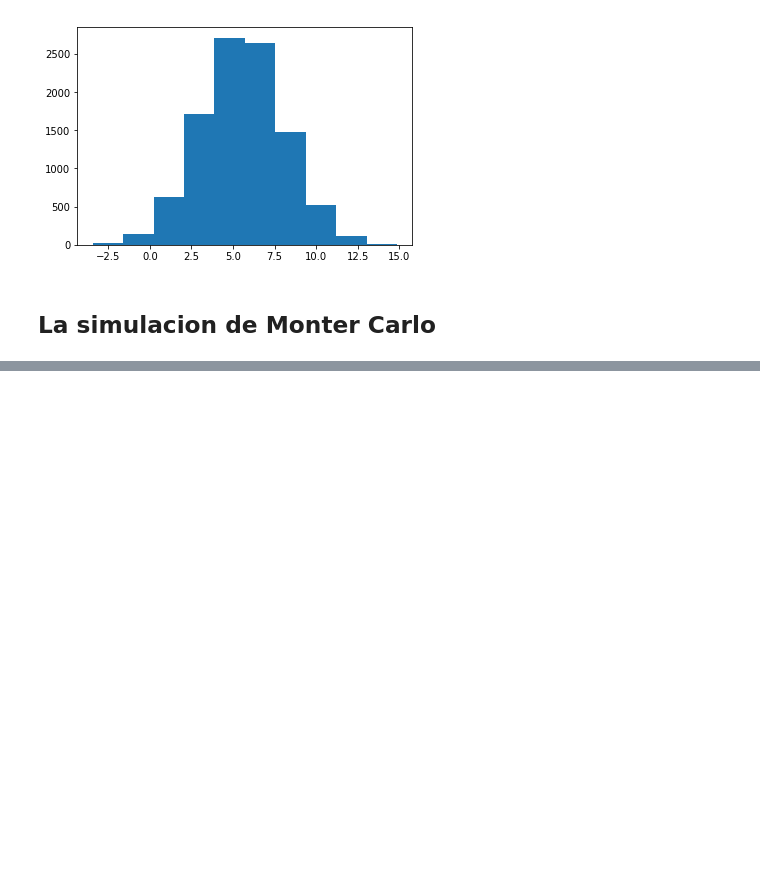
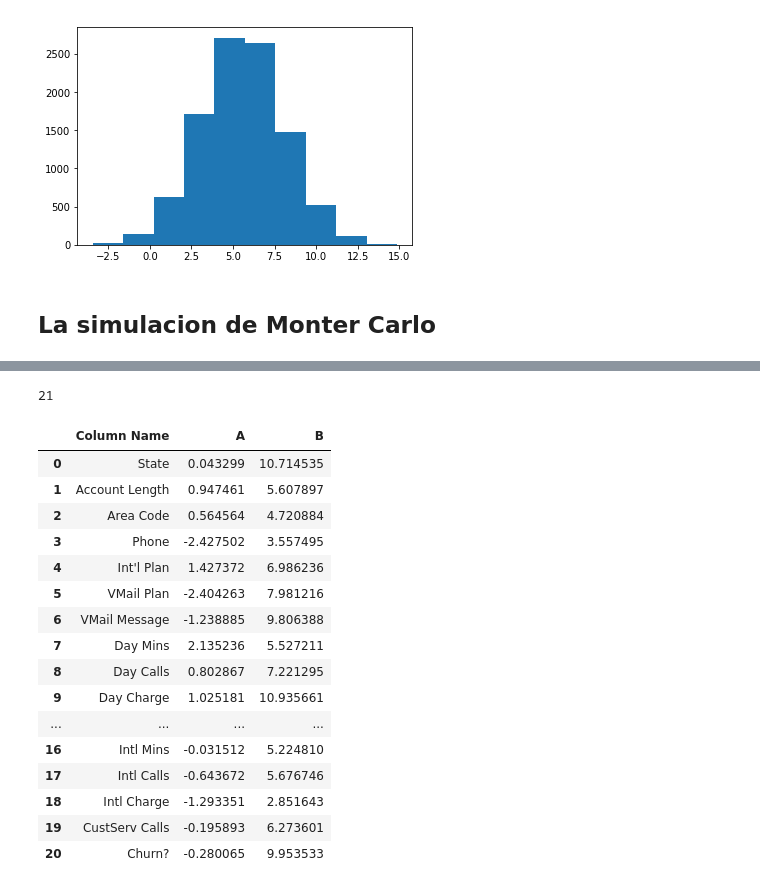
Before and after one commit to juancarestre/bigDataCourse, a Jupyter notebook: 1 Data Cleaning/Data Cleaning - Funciones de distribucion de probabilidad.ipynb, the cells around one changed output, grey strips where cells are left out. Cells and saved outputs as stored; diff of their text form; code cells hidden in the pictures; blank space fills up the shorter version.

```diff
--- a/1 Data Cleaning/Data Cleaning - Funciones de distribucion de probabilidad.ipynb
+++ b/1 Data Cleaning/Data Cleaning - Funciones de distribucion de probabilidad.ipynb
@@ -8,3 +14,8 @@ import matplotlib.pyplot as plt
+# %%
+titanicFilename='titanic/titanic3.csv'
+customerChurnModelFilename='customer-churn-model/Customer Churn Model.txt'
+titanicDataSet=os.path.join(datasetsPath,titanicFilename)
+customerChurnModelDataSet=os.path.join(datasetsPath,customerChurnModelFilename)
 # %%
 a=1
 b=100
@@ -59,0 +125,2 @@ plt.hist(data)
+# %%
+dataC = pd.read_csv(customerChurnModelDataSet)
@@ -59,0 +137,34 @@ plt.hist(data)
+# %%
+column_names=dataC.columns.values.tolist()
+a=len(column_names)
+a
+# %% [output]
+21
+# %%
+new_data = pd.DataFrame(
+    {
+    'Column Name' : column_names,
+    'A' : np.random.randn(a),
+    'B' : np.random.uniform(2,12,a)
+}
+    )
+# %%
+new_data
+# %% [output]
+|  | Column Name | A | B |
+| 0 | State | 0.043299 | 10.714535 |
+| 1 | Account Length | 0.947461 | 5.607897 |
+| 2 | Area Code | 0.564564 | 4.720884 |
+| 3 | Phone | -2.427502 | 3.557495 |
+| 4 | Int'l Plan | 1.427372 | 6.986236 |
+| 5 | VMail Plan | -2.404263 | 7.981216 |
+| 6 | VMail Message | -1.238885 | 9.806388 |
+| 7 | Day Mins | 2.135236 | 5.527211 |
+| 8 | Day Calls | 0.802867 | 7.221295 |
+| 9 | Day Charge | 1.025181 | 10.935661 |
+| ... | ... | ... | ... |
+| 16 | Intl Mins | -0.031512 | 5.224810 |
+| 17 | Intl Calls | -0.643672 | 5.676746 |
+| 18 | Intl Charge | -1.293351 | 2.851643 |
+| 19 | CustServ Calls | -0.195893 | 6.273601 |
+| 20 | Churn? | -0.280065 | 9.953533 |
```
Also changed, not shown: parts of 9 cells of this notebook, 2 other files.
